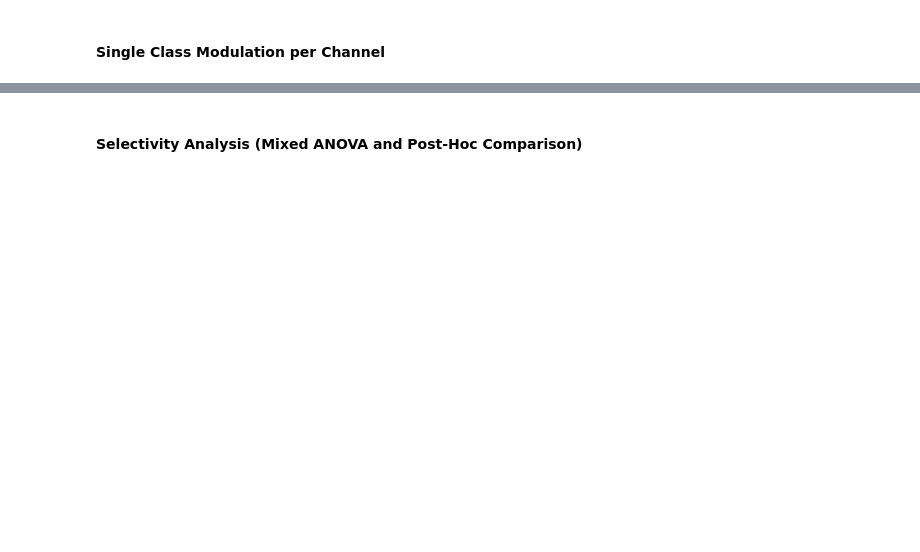
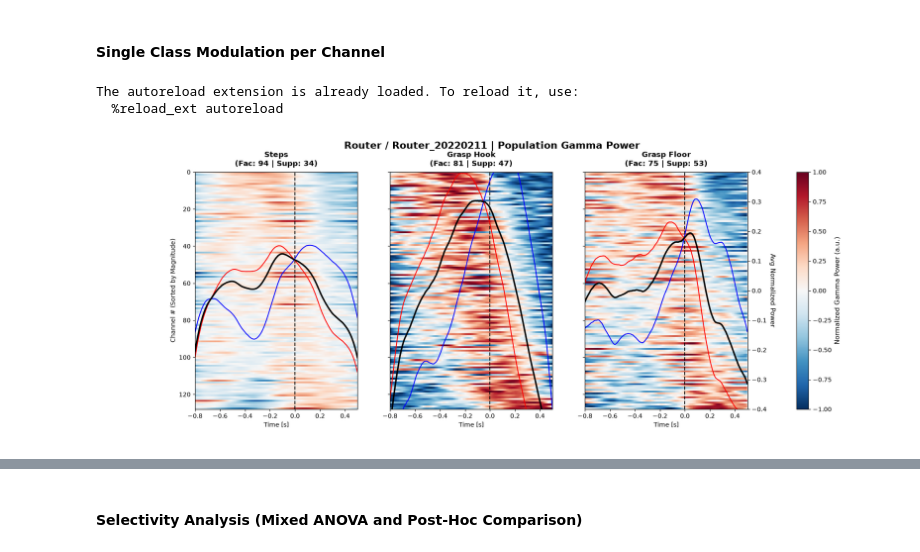
Before and after one commit to TommasoLambresa/Monkey-Parma-ReachWalk, a Jupyter notebook: notebooks/main_analysis.ipynb, the cells around one changed output, grey strips where cells are left out. Saved outputs shown, nothing was run; the diff lists cells and outputs as text; code cells hidden in the pictures; blank space fills up the shorter version.

Commit message:
add single channel modulation per band

```diff
--- a/notebooks/main_analysis.ipynb
+++ b/notebooks/main_analysis.ipynb
@@ -3,9 +3,14 @@
 # %%
 %matplotlib widget
 %load_ext autoreload
 %autoreload 2
 from src.plot import plot_population_heatmaps
 subject = "Router"
 session = "Router_20220211"
+band = "gamma"
 
-plot_population_heatmaps(subject, session, "R")
+plot_population_heatmaps(subject, session, band, "R")
+# %% [output]
+The autoreload extension is already loaded. To reload it, use:
+  %reload_ext autoreload
+[figure, added]
```
Also changed, not shown: parts of 1 cell of this notebook, 2 other files.
